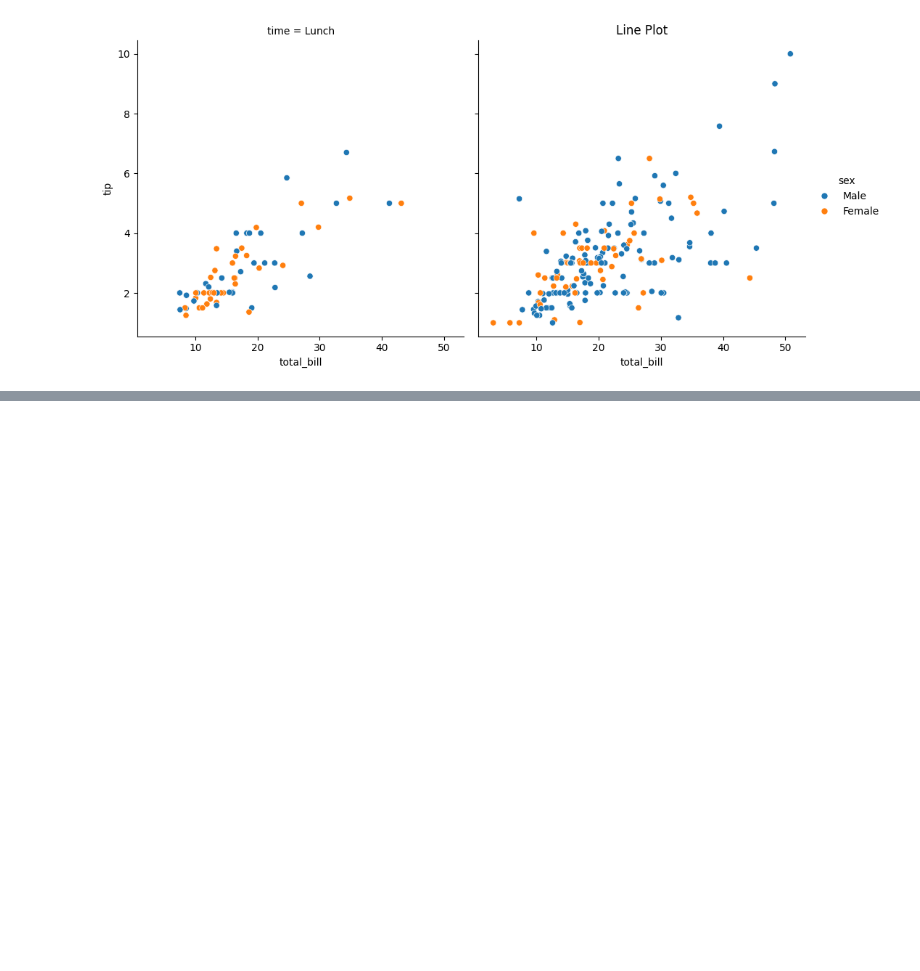
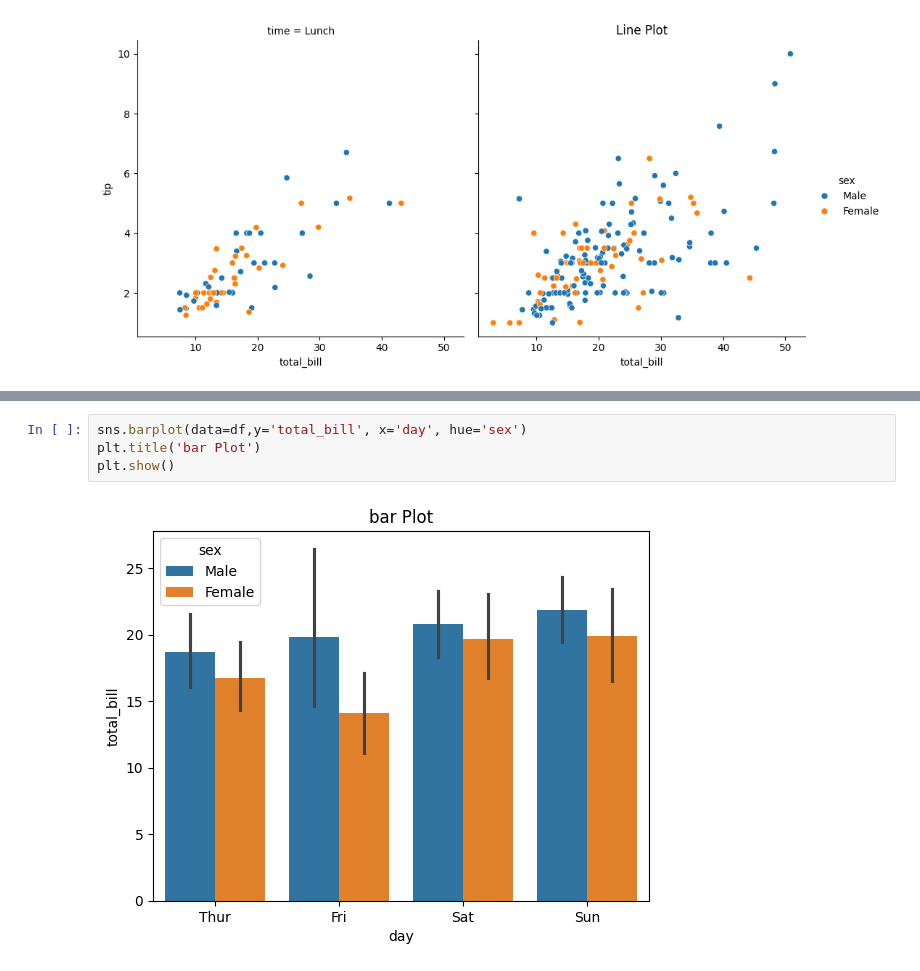
Before and after one commit to bharathkatakam16-sys/colab-notebook-practice, a Jupyter notebook: 27th_Nov.ipynb, the cells around one changed output, grey strips where cells are left out. Saved outputs shown, nothing was run; the diff lists cells and outputs as text; blank space fills up the shorter version.

```diff
--- a/27th_Nov.ipynb
+++ b/27th_Nov.ipynb
@@ -89,0 +99,6 @@ plt.show()
+# %%
+sns.barplot(data=df,y='total_bill', x='day', hue='sex')
+plt.title('bar Plot')
+plt.show()
+# %% [output]
+[figure, added]
```
Also changed, not shown: parts of 5 cells of this notebook.
